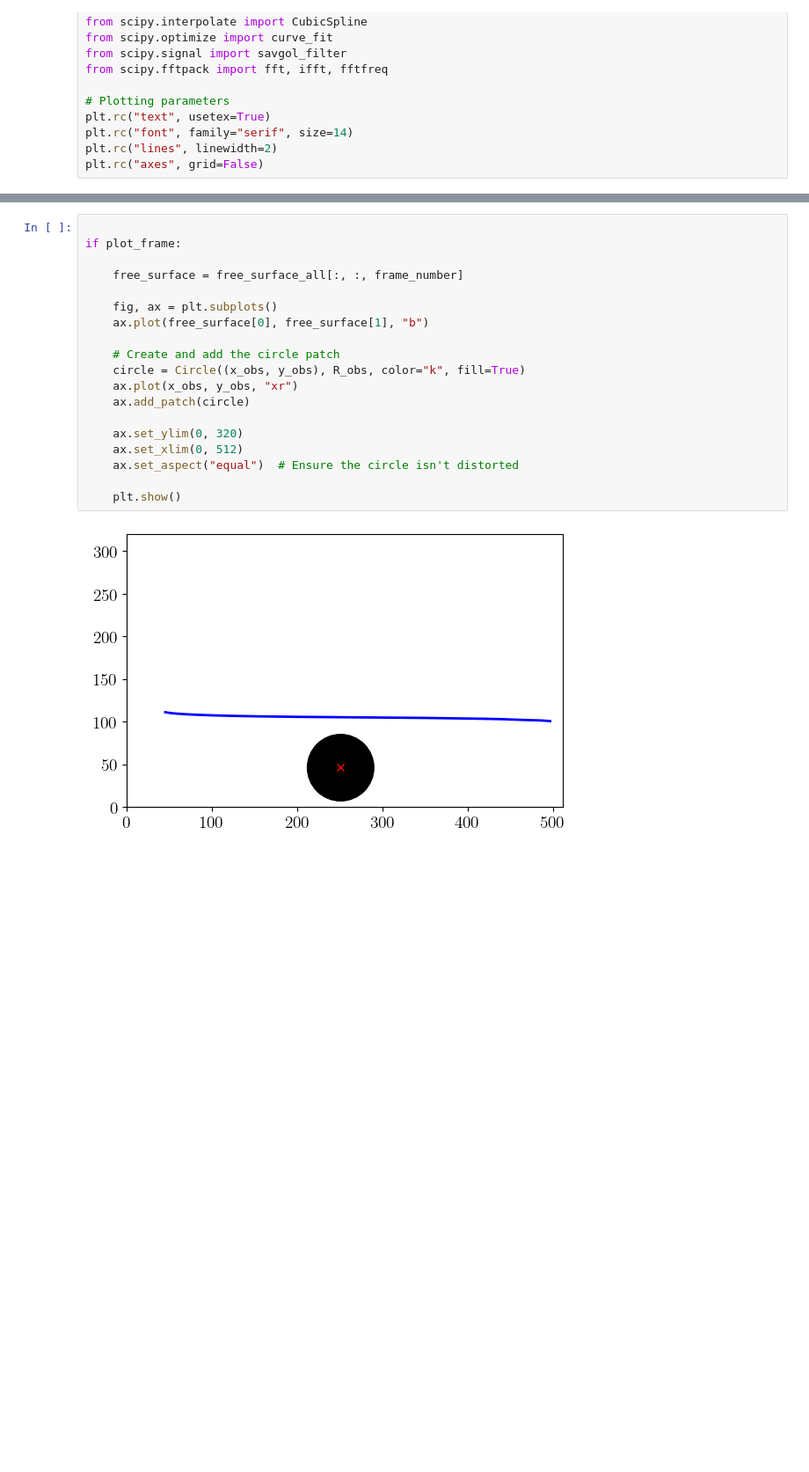
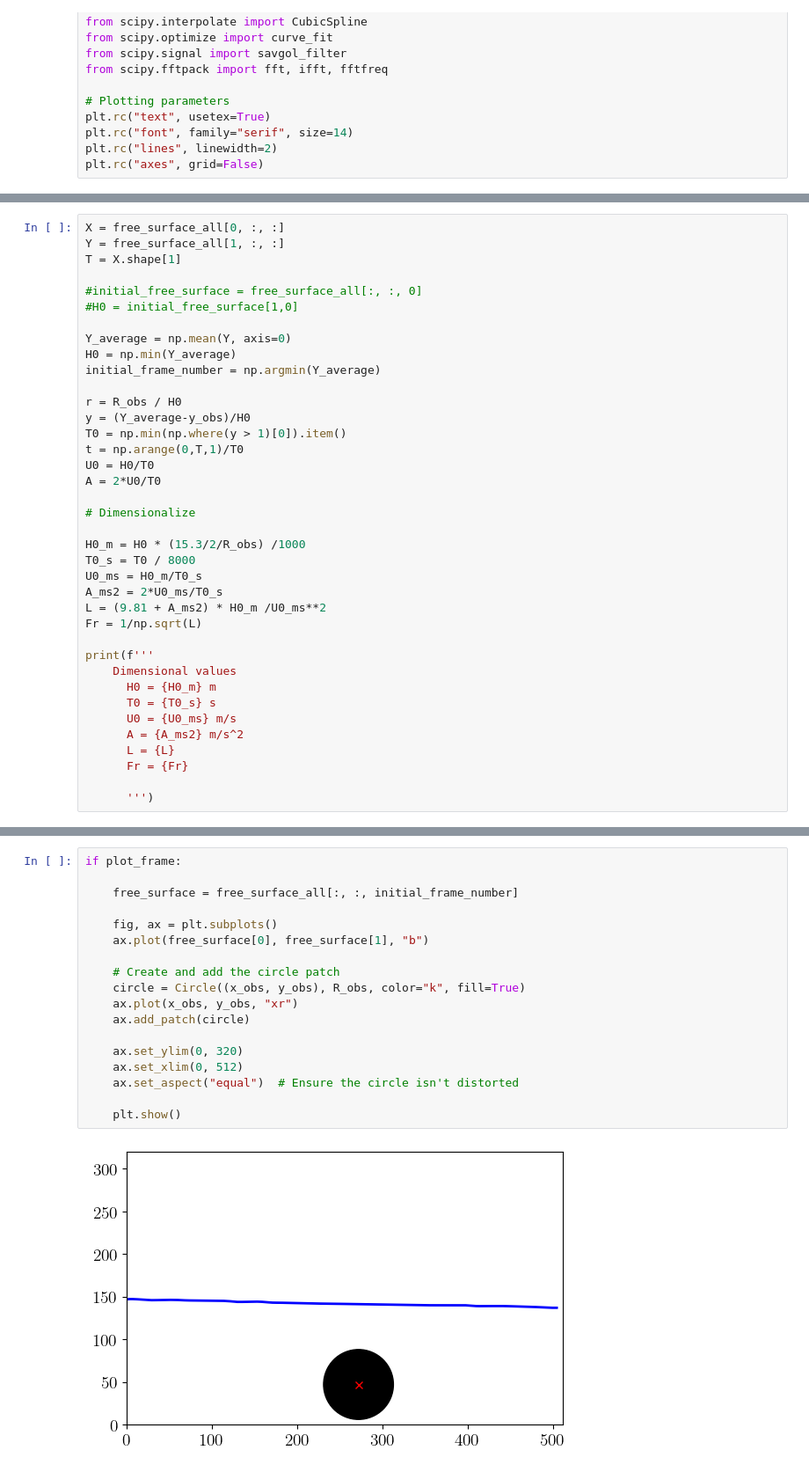
Before and after one commit to Niloy30/2D_Jet_Study, a Jupyter notebook: analysis.ipynb, the cells around one changed output, grey strips where cells are left out. Shown: that part at 88% size. Drawn from its saved outputs; the diff is of its cells as text; blank space fills up the shorter version.

```diff
--- a/analysis.ipynb
+++ b/analysis.ipynb
@@ -38,0 +41,38 @@ R_obs = obstacle[0][0][2]  # Convert to scalar
+# %%
+X = free_surface_all[0, :, :]
+Y = free_surface_all[1, :, :]
+T = X.shape[1]
+
+#initial_free_surface = free_surface_all[:, :, 0]
+#H0 = initial_free_surface[1,0]
+
+Y_average = np.mean(Y, axis=0)
+H0 = np.min(Y_average)
+initial_frame_number = np.argmin(Y_average)
+
+r = R_obs / H0
+y = (Y_average-y_obs)/H0
+T0 = np.min(np.where(y > 1)[0]).item()
+t = np.arange(0,T,1)/T0
+U0 = H0/T0
+A = 2*U0/T0
+
+# Dimensionalize
+
+H0_m = H0 * (15.3/2/R_obs) /1000
+T0_s = T0 / 8000
+U0_ms = H0_m/T0_s
+A_ms2 = 2*U0_ms/T0_s
+L = (9.81 + A_ms2) * H0_m /U0_ms**2
+Fr = 1/np.sqrt(L)
+
+print(f'''
+    Dimensional values
+      H0 = {H0_m} m
+      T0 = {T0_s} s
+      U0 = {U0_ms} m/s
+      A = {A_ms2} m/s^2
+      L = {L}
+      Fr = {Fr}
+
+      ''')
@@ -39,21 +87,20 @@ R_obs = obstacle[0][0][2]  # Convert to scalar
 # %%
-
 if plot_frame:
 
-    free_surface = free_surface_all[:, :, frame_number]
+    free_surface = free_surface_all[:, :, initial_frame_number]
 
     fig, ax = plt.subplots()
     ax.plot(free_surface[0], free_surface[1], "b")
 
     # Create and add the circle patch
     circle = Circle((x_obs, y_obs), R_obs, color="k", fill=True)
     ax.plot(x_obs, y_obs, "xr")
     ax.add_patch(circle)
 
     ax.set_ylim(0, 320)
     ax.set_xlim(0, 512)
     ax.set_aspect("equal")  # Ensure the circle isn't distorted
 
     plt.show()
 # %% [output]
-[figure, old version]
+[figure, new version]
```
Also changed, not shown: parts of 10 cells of this notebook, 4 other files.
